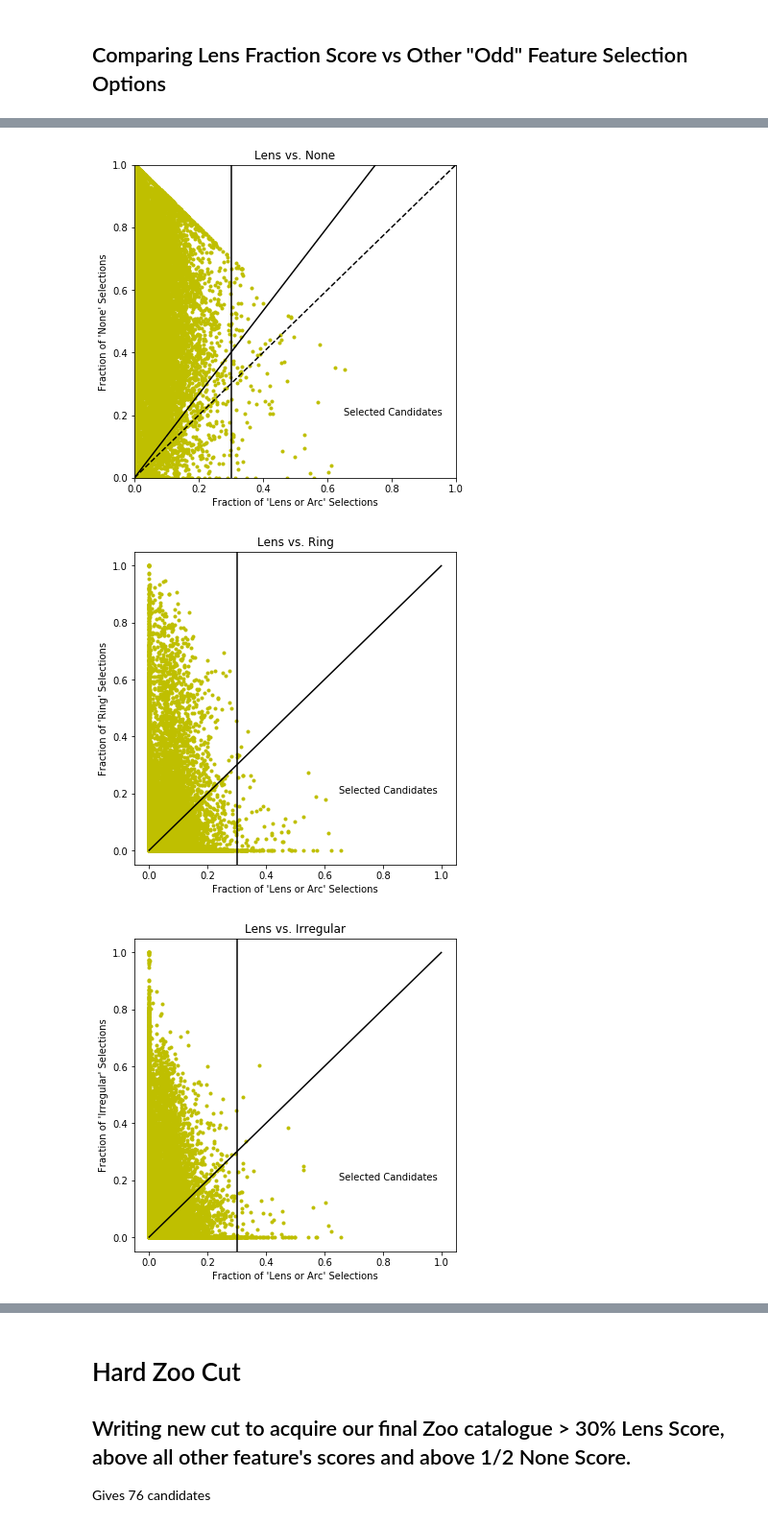
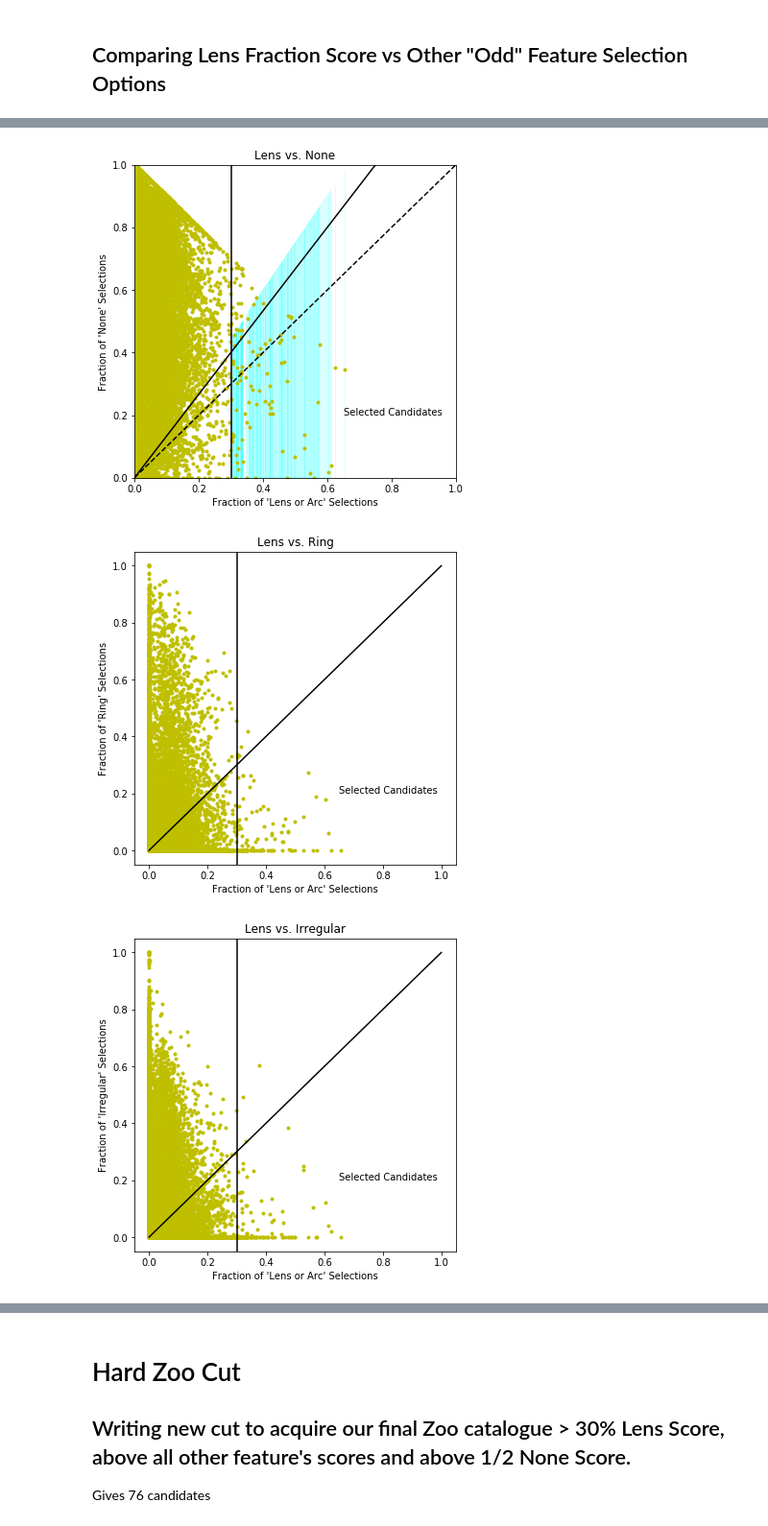
Before and after one commit to shawnknabel/lens_methods, a Jupyter notebook: Notebook_Files/Old_Notebooks/Lensing_Notebook_Concise_Revised_with_Hard_Cuts.ipynb, the cells around one changed output, grey strips where cells are left out. Shown: that part at 96% size. Drawn from its saved outputs; the diff is of its cells as text; code cells hidden in the pictures.

```diff
--- a/Notebook_Files/Old_Notebooks/Lensing_Notebook_Concise_Revised_with_Hard_Cuts.ipynb
+++ b/Notebook_Files/Old_Notebooks/Lensing_Notebook_Concise_Revised_with_Hard_Cuts.ipynb
@@ -298,6 +358,8 @@ ColDefs(
 # %%
 # Plotting Lens Fraction against other selections (6 total)
 
+x = galaxyzoo.oddtype_lens_or_arc_frac
+y = galaxyzoo.oddtype_none_frac
 
 fig, ax = plt.subplots(figsize=(6,6))
 plt.plot(galaxyzoo.oddtype_lens_or_arc_frac, galaxyzoo.oddtype_none_frac, 'y.')
@@ -311,6 +373,12 @@ plt.ylabel("Fraction of 'None' Selections")
 plt.title("Lens vs. None")
 plt.text(0.65, 0.2, "Selected Candidates")
 plt.savefig('/home/shawn/Desktop/gravitational_lensing_research/Lens_Project_Visuals/Zoo_lens_vs_none.png')
+plt.fill_between(galaxyzoo.oddtype_lens_or_arc_frac, y1 = 3/2 * galaxyzoo.oddtype_lens_or_arc_frac, y2=0, # Fill region for false candidates
+                 where=(galaxyzoo.oddtype_lens_or_arc_frac>0.3),
+                 facecolor="cyan", # The fill color
+                 color='cyan',       # The outline color
+                 alpha=0.15, # Transparency of the fill
+                label='$\Delta$z < 0.1')
 
 plt.show()
 
@@ -347,34 +415,34 @@ plt.ylabel("Fraction of 'Other' Selections")
 plt.title("Lens vs. Other")
 plt.text(0.65, 0.2, "Selected Candidates")
 plt.savefig('/home/shawn/Desktop/gravitational_lensing_research/Lens_Project_Visuals/Zoo_lens_vs_other.png')
 
 plt.show()
 
 fig, ax = plt.subplots(figsize=(6,6))
 plt.plot(galaxyzoo.oddtype_lens_or_arc_frac, galaxyzoo.oddtype_dust_lane_frac, 'y.')
 plt.axvline(x=0.3, linestyle = '-', color = 'k')
 ax.plot([0,1], 'k-')
 plt.xlabel("Fraction of 'Lens or Arc' Selections")
 plt.ylabel("Fraction of 'Dust Lane' Selections")
 plt.title("Lens vs. Dust Lane")
 plt.text(0.65, 0.2, "Selected Candidates")
 plt.savefig('/home/shawn/Desktop/gravitational_lensing_research/Lens_Project_Visuals/Zoo_lens_vs_dustlane.png')
 
 plt.show()
 
 fig, ax = plt.subplots(figsize=(6,6))
 plt.plot(galaxyzoo.oddtype_lens_or_arc_frac, galaxyzoo.oddtype_overlapping_frac, 'y.')
 plt.axvline(x=0.3, linestyle = '-', color = 'k')
 ax.plot([0,1], 'k-')
 plt.xlabel("Fraction of 'Lens or Arc' Selections")
 plt.ylabel("Fraction of 'Overlapping' Selections")
 plt.title("Lens vs. Overlapping")
 plt.text(0.65, 0.2, "Selected Candidates")
 plt.savefig('/home/shawn/Desktop/gravitational_lensing_research/Lens_Project_Visuals/Zoo_lens_vs_overlapping.png')
 
 plt.show()
 # %% [output]
-[figure, old version]
+[figure, new version]
 [figure]
 [figure]
 [figure]
```
Also changed, not shown: parts of 3 cells of this notebook, 52 other files.
